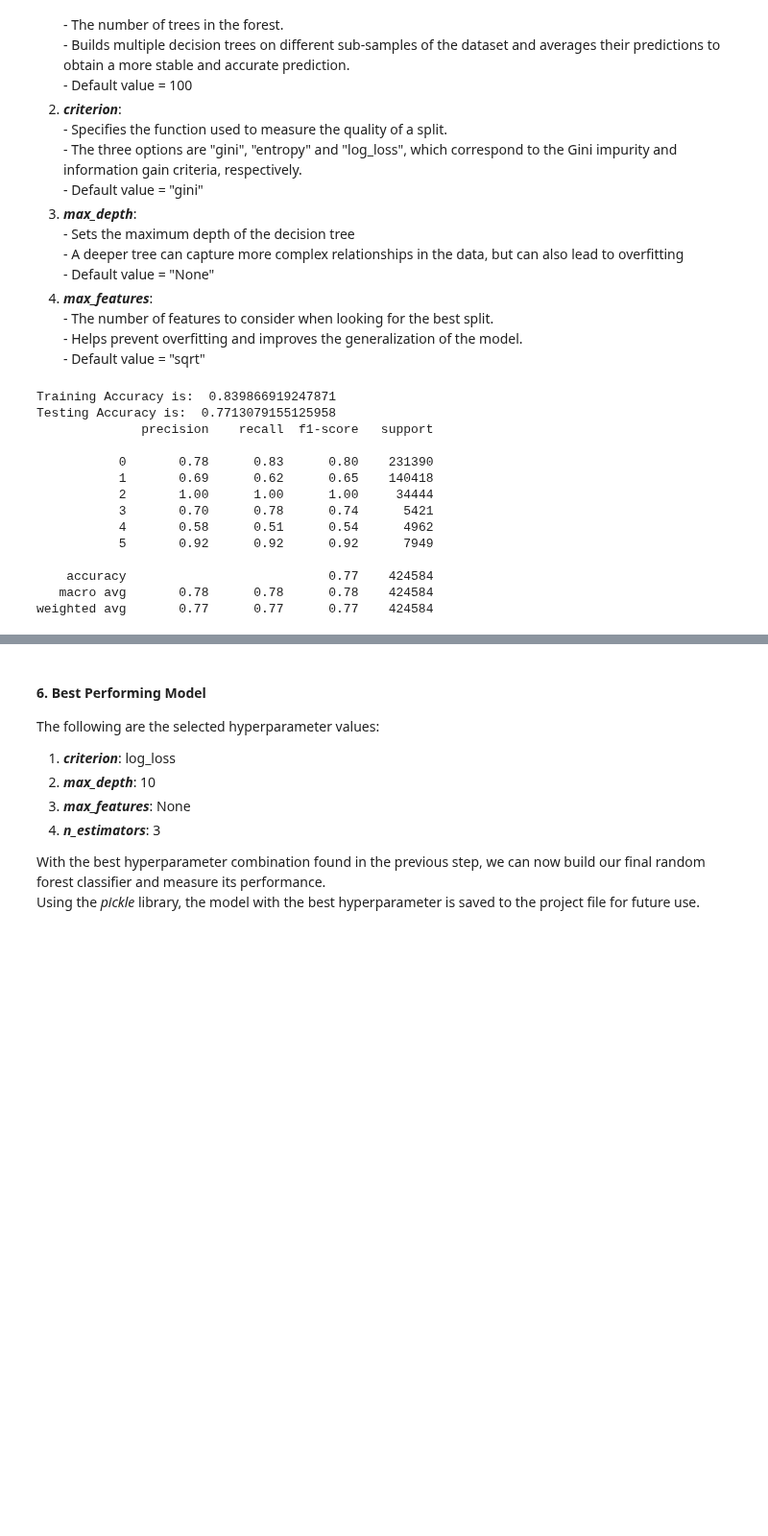
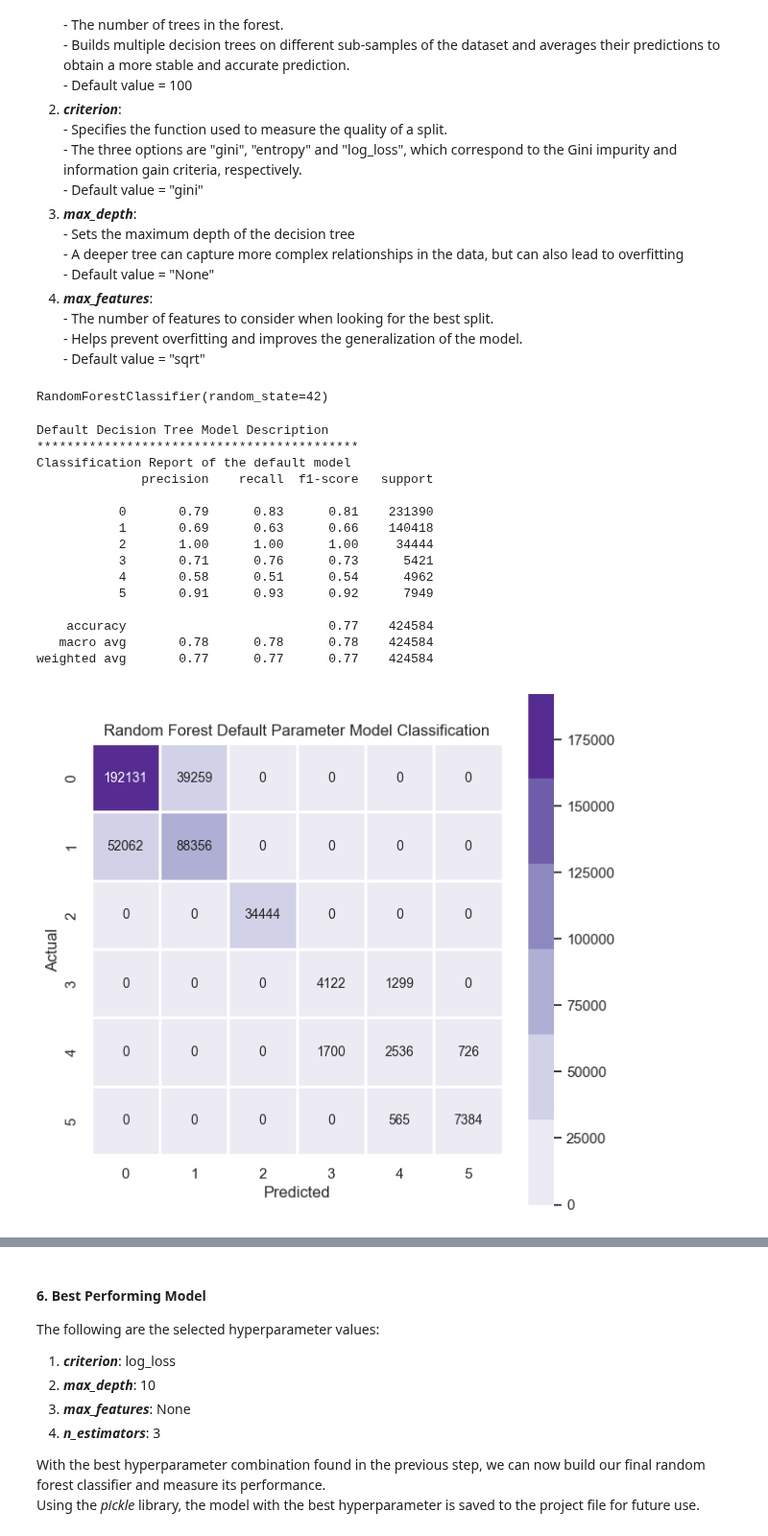
Before and after one commit to nkinesis/soen471-project, a Jupyter notebook: random_forest.ipynb, the cells around one changed output, grey strips where cells are left out. Shown at 96% size. Saved outputs shown, nothing was run; the diff lists cells and outputs as text; code cells hidden in the pictures; blank space fills up the shorter version.

```diff
--- a/random_forest.ipynb
+++ b/random_forest.ipynb
@@ -176,29 +195,45 @@ The following are the parameters we are interested in:
 <br> - Default value = "sqrt"
 
 </ol>
-# %%
-rf = RandomForestClassifier(n_estimators=10, criterion='entropy')
-rf.fit(X_train, y_train)
-prediction_test = rf.predict(X=X_test)
-
-# source: https://scikit-learn.org/stable/modules/generated/sklearn.ensemble.RandomForestClassifier.html
-
-# Accuracy on Test
-print("Training Accuracy is: ", rf.score(X_train, y_train))
-print("Testing Accuracy is: ", rf.score(X_test, y_test))
-print(classification_report(y_test, prediction_test))
-# %% [output]
-Training Accuracy is:  0.839866919247871
-Testing Accuracy is:  0.7713079155125958
-              precision    recall  f1-score   support
-
-           0       0.78      0.83      0.80    231390
-           1       0.69      0.62      0.65    140418
-           2       1.00      1.00      1.00     34444
-           3       0.70      0.78      0.74      5421
-           4       0.58      0.51      0.54      4962
-           5       0.92      0.92      0.92      7949
-
-    accuracy                           0.77    424584
-   macro avg       0.78      0.78      0.78    424584
-weighted avg       0.77      0.77      0.77    424584
+# %%
+rf = RandomForestClassifier(random_state=42)
+rf.fit(X_train, y_train)
+# %% [output]
+RandomForestClassifier(random_state=42)
+# %%
+y_pred = rf.predict(X_test).round()
+
+print("Default Decision Tree Model Description")
+# print("Depth: %d" % rf.get_depth())
+# print("Number of Leaves: %d" % rf.get_n_leaves())
+print("*******************************************")
+print("Classification Report of the default model")
+print(classification_report(y_test, y_pred))
+
+#vizualizing classification report
+cmap =sns.color_palette("Purples")
+cm = confusion_matrix(y_test, y_pred)
+plt.figure(figsize=(7,7))
+sns.heatmap(cm, annot=True, fmt='g', cmap=cmap,
+            annot_kws={'fontsize':10}, linewidth=1, square=True)
+plt.xlabel("Predicted")
+plt.ylabel("Actual")
+plt.title('Random Forest Default Parameter Model Classification')
+plt.show()
+# %% [output]
+Default Decision Tree Model Description
+*******************************************
+Classification Report of the default model
+              precision    recall  f1-score   support
+
+           0       0.79      0.83      0.81    231390
+           1       0.69      0.63      0.66    140418
+           2       1.00      1.00      1.00     34444
+           3       0.71      0.76      0.73      5421
+           4       0.58      0.51      0.54      4962
+           5       0.91      0.93      0.92      7949
+
+    accuracy                           0.77    424584
+   macro avg       0.78      0.78      0.78    424584
+weighted avg       0.77      0.77      0.77    424584
+[figure, added]
```
Also changed, not shown: parts of 14 cells of this notebook, 2 other files.
